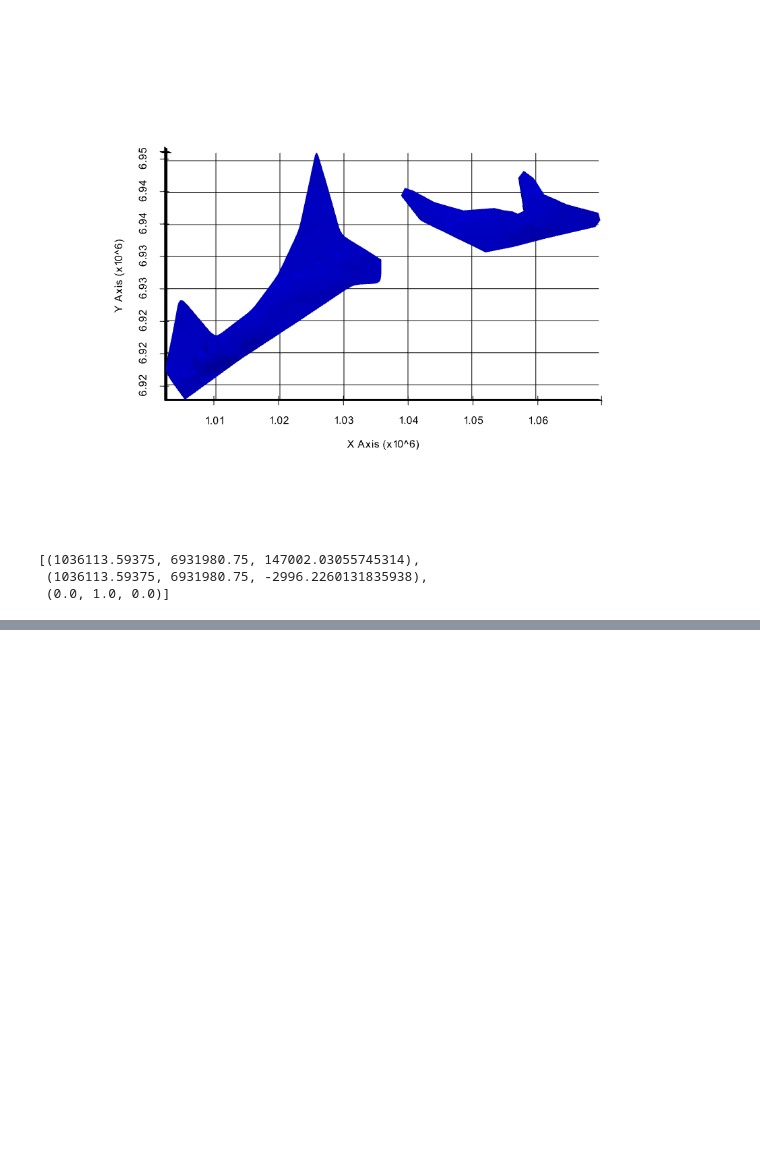
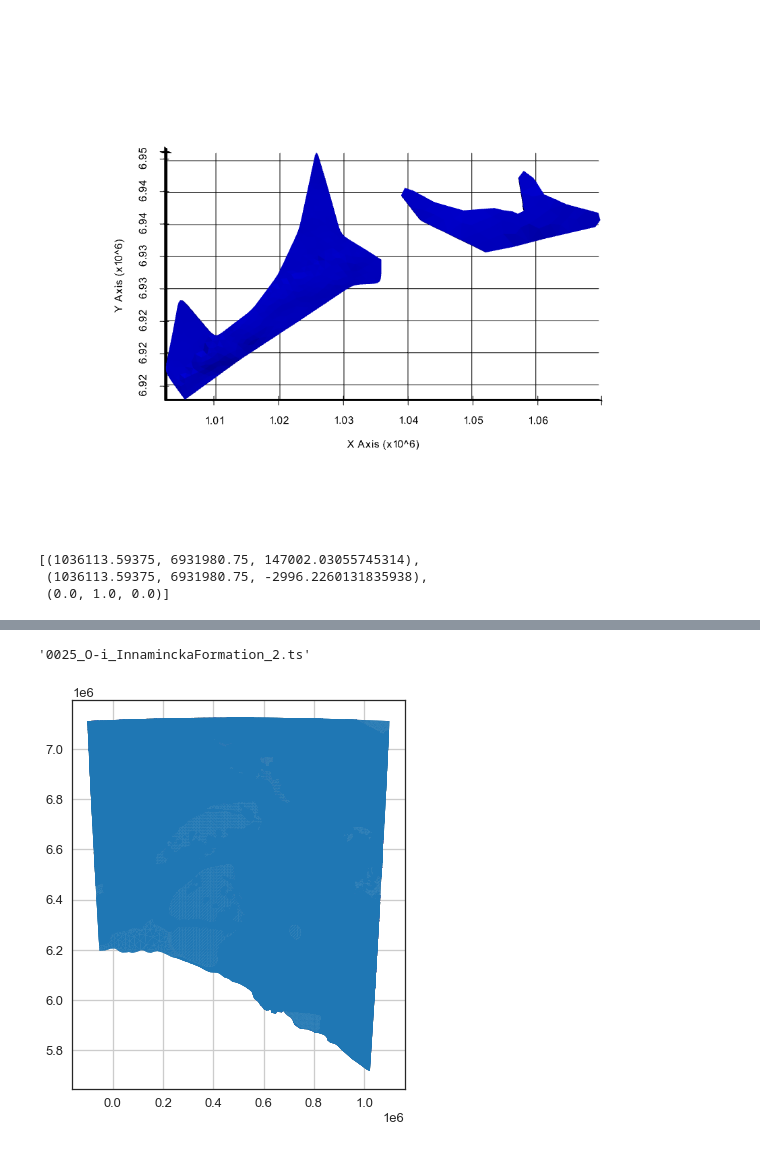
Before and after one commit to RichardScottOZ/Transform-2021, a Jupyter notebook: SA-Solid-Geology-Case-Study.ipynb, the cells around one changed output, grey strips where cells are left out. Drawn from its saved outputs; the diff is of its cells as text; code cells hidden in the pictures; blank space fills up the shorter version.

Commit message:
polygons from surface faces multipolygon error hack

```diff
--- a/SA-Solid-Geology-Case-Study.ipynb
+++ b/SA-Solid-Geology-Case-Study.ipynb
@@ -236,7 +238,7 @@ for index, d in enumerate(surfaces[chrono]):
 
     mesh_list.append(surf2)
     v_list.append(v)
-    faces_list.append(faces)
+    face_list.append(faces)
     metadata_list.append(metadata)
     surface_list.append(d)
 
@@ -262,7 +264,7 @@ for index, d in enumerate(surfaces[chrono]):
 
     mesh_list.append(surf2)
     v_list.append(v)
-    faces_list.append(faces)
+    face_list.append(faces)
     metadata_list.append(metadata)
     surface_list.append(d)
 
@@ -312,6 +314,7 @@ for index, d in enumerate(surfaces[chrono]):
 
     mesh_list.append(surf2)
     v_list.append(v)
+    face_list.append(faces)
     metadata_list.append(metadata)
     surface_list.append(d)
 
@@ -380,0 +402,4 @@ p.show()
+# %%
+surface_list[0]
+# %% [output]
+'0025_O-i_InnaminckaFormation_2.ts'
@@ -380,0 +487,28 @@ p.show()
+# %%
+polygons = gg.vector.create_polygons_from_faces(mesh=mesh_list[1], crs='EPSG:28353')
+polygons = polygons[polygons.is_valid]
+polygons_merged = unify_polygonsR(polygons=polygons)
+# %%
+polygons_list = []
+for index, mesh in tqdm(enumerate(mesh_list), total=len(mesh_list) ):
+    polygons = gg.vector.create_polygons_from_faces(mesh=mesh, crs='EPSG:28353')
+    #print(surfaces_list[index], polygons.shape)
+    polygons = polygons[polygons.is_valid]
+    #print("valid:", polygons.shape)
+    try:
+        #polygons_merged = gg.vector.unify_polygons(polygons=polygons)
+        polygons_merged = unify_polygonsR(polygons=polygons)
+        polygons['CHRONO'] = metadata_list[index]['SURFACE'].split('/')[2]
+        polygons['SURFACE'] = metadata_list[index]['SURFACE']
+        polygons['NAME'] = metadata_list[index]['NAME']
+        polygons['COLOR'] = str(metadata_list[index]['COLOR'])
+        polygons_list.append(polygons)
+    except Exception as polyE:
+        print(surfaces_list[index], polyE)
+
+df3Dpolygons = pd.concat(polygons_list)
+# %%
+df3Dpolygons.plot()
+plt.grid()
+# %% [output]
+[figure, added]
```
Also changed, not shown: parts of 12 cells of this notebook.
